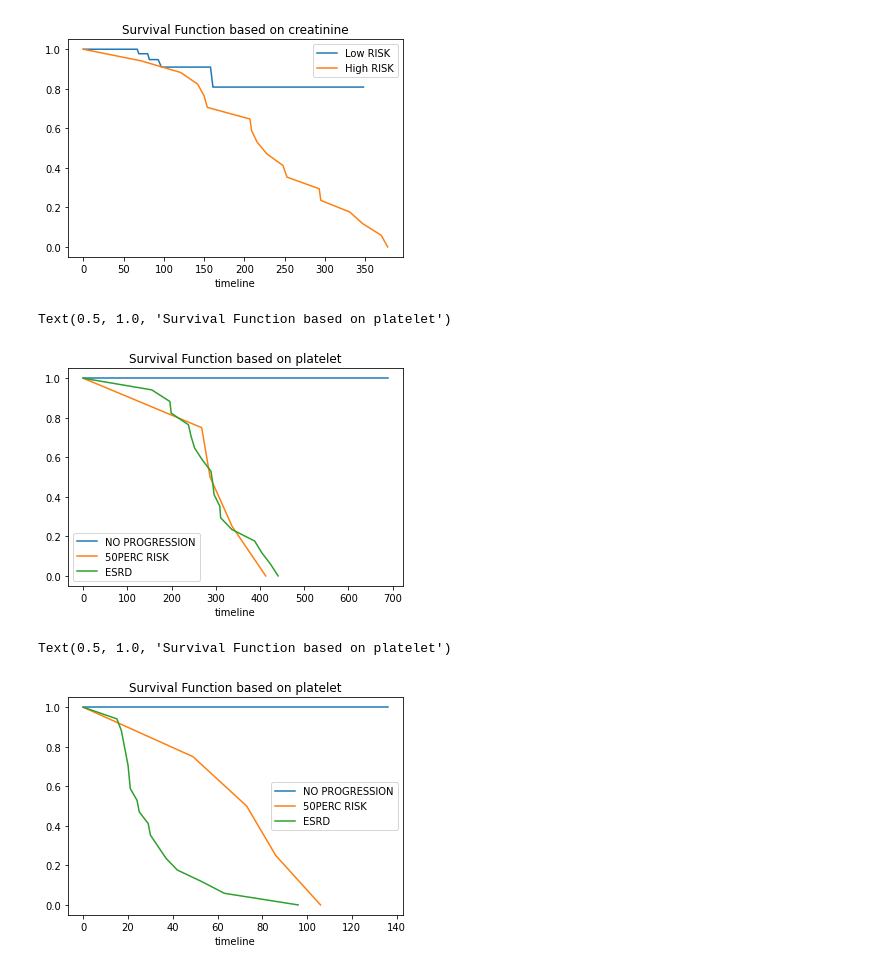
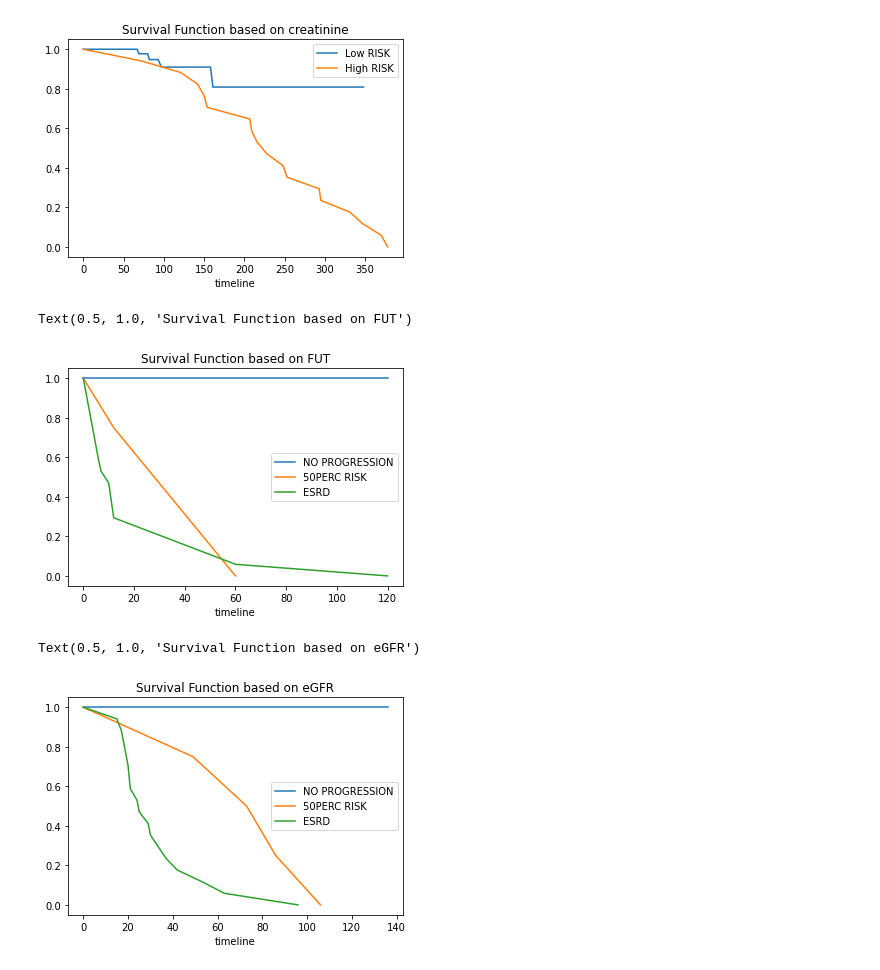
Before and after one commit to ibe-abu-chi/EXCEL-WORK, a Jupyter notebook: Copy_of_CKD_ANALYSIS.ipynb, the cells around one changed output. Saved outputs shown, nothing was run; the diff lists cells and outputs as text; code cells hidden in the pictures.

```diff
--- a/Copy_of_CKD_ANALYSIS.ipynb
+++ b/Copy_of_CKD_ANALYSIS.ipynb
@@ -30,7 +39,7 @@ CKData
 #SELECTING THE NEEDED COLUMNS FOR THE ANALYSIS
 df1 = CKData[['AGE', 'GENDER', 'B_PROTEIN', 'B_ALBUMIN',	'B_CHOLESTEROL',	'B_HEMATOCRIT', 'B_PLATELET',	'WBC',
                              'NEUTRO',	'LYMPHO',	'NLR',	'B_SBP',	'B_DBP',	'B_PP', 'B_MAP',	'HEMATURIA',	'B_creatinine',
-                             'B_eGFR',	'B_UPCR',	'B_ACE',	'B_STEROID',	'B_CYTOTOXICS',	'B_AZATHIOPRINE', 'OUTCOME']]
+                             'B_eGFR',	'B_UPCR',	'B_ACE',	'B_STEROID',	'B_CYTOTOXICS',	'B_AZATHIOPRINE', 'ONSET TO BIOPSY TIME', 'FUT', 'OUTCOME']]
 # %%
 #showing last 10 observations in the data newly created data column called df1
 df1.tail(10)
@@ -94,5 +102,5 @@ df1[df1.columns[df1.isna().any()]]
 # %%
 #Filling out missing values with mean valuee of the column
-df1[['B_PROTEIN',	'B_CHOLESTEROL',	'B_SBP',	'B_DBP',	'B_PP',	'B_MAP',	'B_UPCR']] = df1[['B_PROTEIN', 'B_CHOLESTEROL',	'B_SBP',
-                                                                                        'B_DBP',	'B_PP',	'B_MAP','B_UPCR']].fillna(df1[['B_PROTEIN', 'B_CHOLESTEROL',	'B_SBP',
+df1[['B_PROTEIN',	'B_CHOLESTEROL',	'B_SBP',	'B_DBP', 'ONSET TO BIOPSY TIME',	'B_PP',	'B_MAP',	'B_UPCR']] = df1[['B_PROTEIN', 'ONSET TO BIOPSY TIME','B_CHOLESTEROL',	'B_SBP',
+                                                                                        'B_DBP',	'B_PP',	'B_MAP','B_UPCR']].fillna(df1[['B_PROTEIN', 'B_CHOLESTEROL', 'ONSET TO BIOPSY TIME',	'B_SBP',
                                                                                                                                         'B_DBP', 'B_PP','B_MAP',	'B_UPCR']].mean())
@@ -252,7 +266,7 @@ Name: GENDER_d, dtype: float64
 #SELECTING THE NEWLY CREATED COLUMNS FOR THE ANALYSIS
 df2 = df1[['AGE', 'GENDER_d', 'B_PROTEIN', 'B_ALBUMIN',	'B_CHOLESTEROL',	'B_HEMATOCRIT', 'B_PLATELET',	'WBC',
                              'NEUTRO',	'LYMPHO',	'NLR',	'B_SBP',	'B_DBP',	'B_PP', 'B_MAP',	'HEMATURIA_d',	'B_creatinine',
-                             'B_eGFR',	'B_UPCR',	'B_ACE',	'B_STEROID',	'B_CYTOTOXICS', 'OUTCOME_d']]
+                             'B_eGFR',	'B_UPCR',	'B_ACE',	'B_STEROID',	'B_CYTOTOXICS', 'ONSET TO BIOPSY TIME', 'FUT', 'OUTCOME_d']]
 # %%
 df2.head()
 # %% [output]
@@ -549,10 +565,10 @@ from lifelines.statistics import logrank_test
 from scipy import stats
 # %%
 mean = SimpleImputer(missing_values = np.nan, strategy = 'mean')
-Columns = ['GENDER_d', 'B_PROTEIN', 'B_ALBUMIN', 'B_CHOLESTEROL',
+Columns = ['GENDER_d', 'B_PROTEIN', 'B_ALBUMIN',
        'B_HEMATOCRIT', 'B_PLATELET', 'WBC', 'NEUTRO', 'LYMPHO', 'NLR', 'B_SBP',
        'B_DBP', 'B_PP', 'B_MAP', 'HEMATURIA_d', 'B_creatinine', 'B_eGFR',
-       'B_UPCR', 'B_ACE', 'B_STEROID', 'B_CYTOTOXICS']
+       'B_UPCR', 'B_ACE', 'B_STEROID', 'B_CYTOTOXICS', 'ONSET TO BIOPSY TIME', 'FUT']
 X = mean.fit_transform(df2[Columns])
 df_X = pd.DataFrame(X,
                     columns = Columns)
@@ -769,29 +844,29 @@ plt.show()
 # %%
 # Define the low and high satisfaction
 High = (df2.OUTCOME_d == 2)
 
 Med  = (df2.OUTCOME_d == 1)
 
 Low = (df2.OUTCOME_d == 0)
 
 # Plot the survival function
 ax = plt.subplot()
 
 kmf = KaplanMeierFitter()
-kmf.fit(durations=df2[Low].B_PLATELET,
+kmf.fit(durations=df2[Low].FUT,
 event_observed=df2[Low].OUTCOME_d, label='NO PROGRESSION')
 kmf.survival_function_.plot(ax=ax)
 
-kmf.fit(durations=df2[Med].B_PLATELET, event_observed=df2[Med].OUTCOME_d, label='50PERC RISK')
+kmf.fit(durations=df2[Med].FUT, event_observed=df2[Med].OUTCOME_d, label='50PERC RISK')
 kmf.survival_function_.plot(ax=ax)
 
-kmf.fit(durations=df2[High].B_PLATELET, event_observed=df2[High].OUTCOME_d, label='ESRD')
+kmf.fit(durations=df2[High].FUT, event_observed=df2[High].OUTCOME_d, label='ESRD')
 kmf.survival_function_.plot(ax=ax)
 
-plt.title('Survival Function based on platelet')
+plt.title('Survival Function based on FUT')
 # %% [output]
-Text(0.5, 1.0, 'Survival Function based on platelet')
+Text(0.5, 1.0, 'Survival Function based on FUT')
-[figure, old version]
+[figure, new version]
 # %%
 # Define the low and high satisfaction
 High = (df2.OUTCOME_d == 2)
@@ -814,10 +889,10 @@ kmf.survival_function_.plot(ax=ax)
 kmf.fit(durations=df2[High].B_eGFR, event_observed=df2[High].OUTCOME_d, label='ESRD')
 kmf.survival_function_.plot(ax=ax)
 
-plt.title('Survival Function based on platelet')
+plt.title('Survival Function based on eGFR')
 # %% [output]
-Text(0.5, 1.0, 'Survival Function based on platelet')
+Text(0.5, 1.0, 'Survival Function based on eGFR')
-[figure, old version]
+[figure, new version]
 # %%
 # Define the low and high satisfaction
 High = (df2.OUTCOME_d == 2)
```
Also changed, not shown: parts of 27 cells of this notebook.
